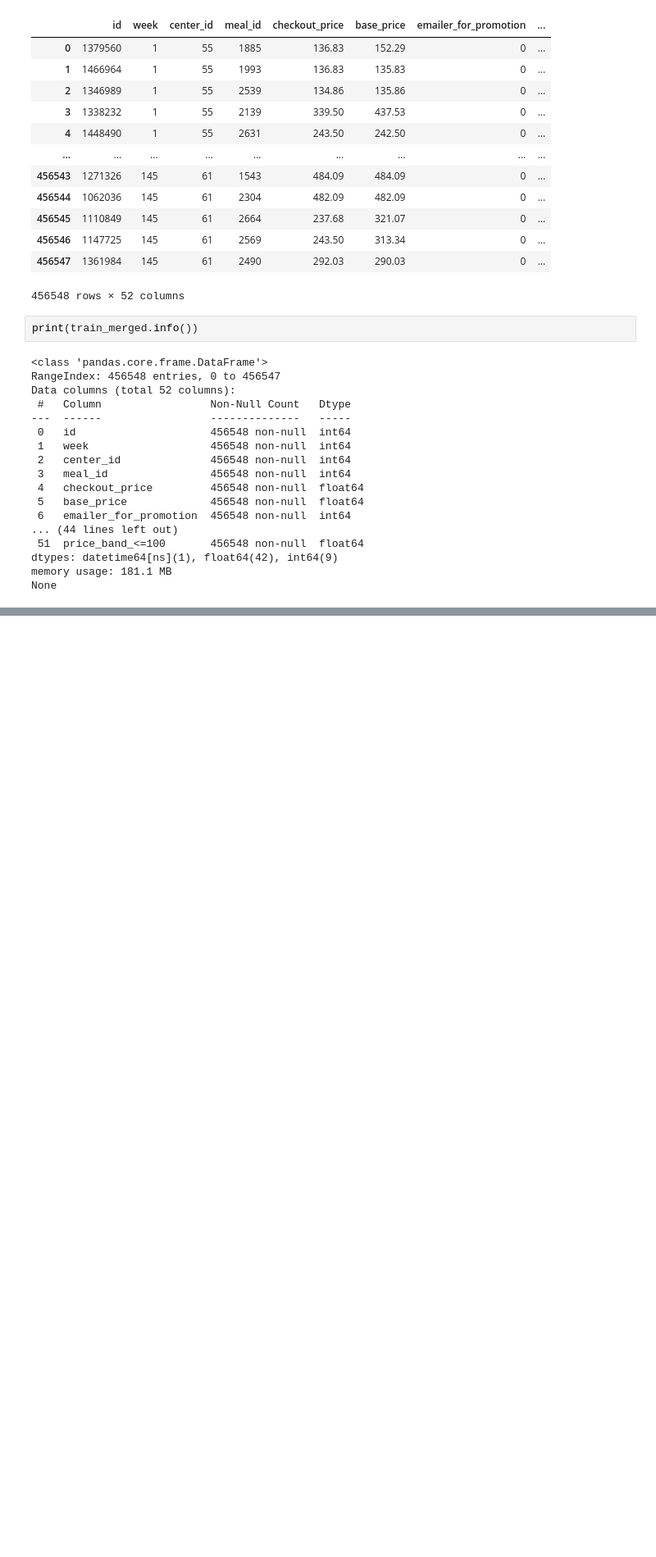
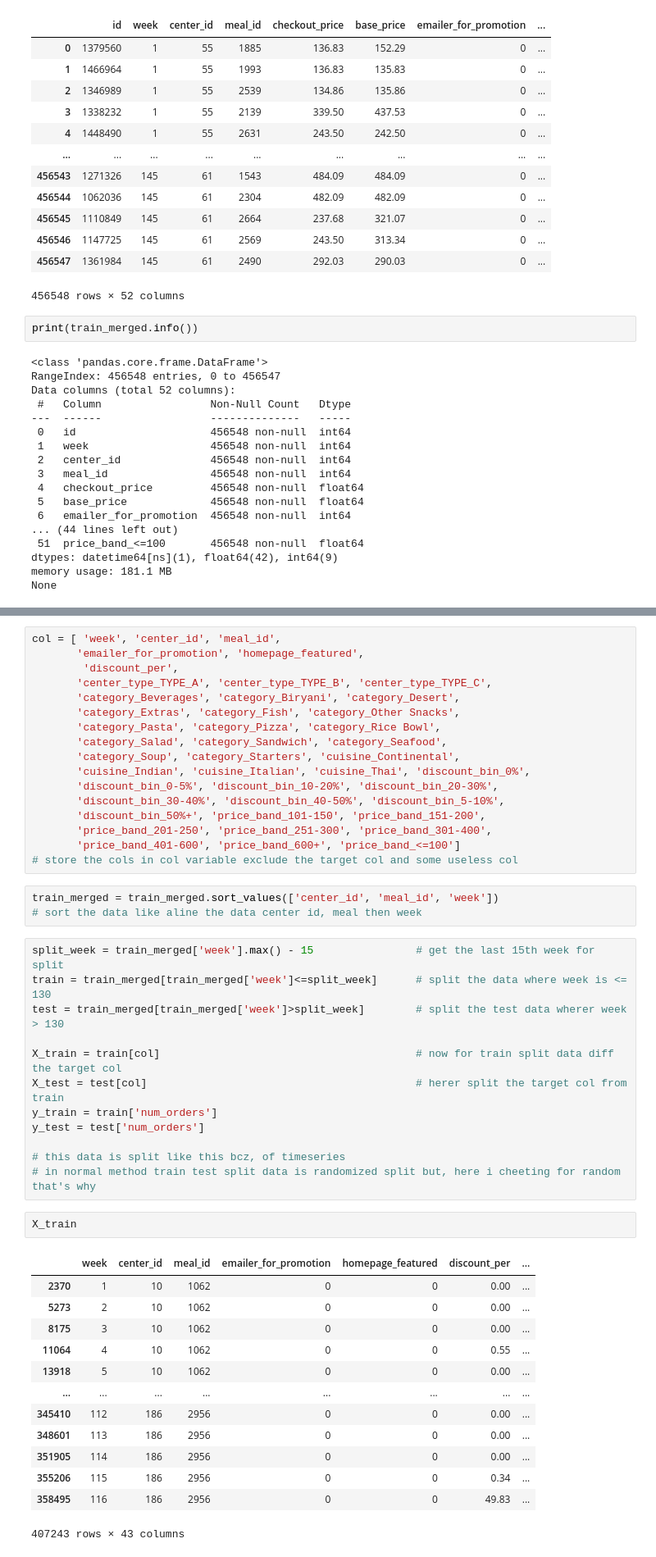
Before and after one commit to am1t-verma/AI_Demand_Forecasting_and_Inventory_Optimization, a Jupyter notebook: eda_food_demand_forecasting_v1.ipynb, the cells around one changed output, grey strips where cells are left out. Shown at 82% size. Drawn from its saved outputs; the diff is of its cells as text; blank space fills up the shorter version.

```diff
--- a/eda_food_demand_forecasting_v1.ipynb
+++ b/eda_food_demand_forecasting_v1.ipynb
@@ -696,0 +717,48 @@ None
+# %%
+col = [ 'week', 'center_id', 'meal_id',
+       'emailer_for_promotion', 'homepage_featured',
+        'discount_per',
+       'center_type_TYPE_A', 'center_type_TYPE_B', 'center_type_TYPE_C',
+       'category_Beverages', 'category_Biryani', 'category_Desert',
+       'category_Extras', 'category_Fish', 'category_Other Snacks',
+       'category_Pasta', 'category_Pizza', 'category_Rice Bowl',
+       'category_Salad', 'category_Sandwich', 'category_Seafood',
+       'category_Soup', 'category_Starters', 'cuisine_Continental',
+       'cuisine_Indian', 'cuisine_Italian', 'cuisine_Thai', 'discount_bin_0%',
+       'discount_bin_0-5%', 'discount_bin_10-20%', 'discount_bin_20-30%',
+       'discount_bin_30-40%', 'discount_bin_40-50%', 'discount_bin_5-10%',
+       'discount_bin_50%+', 'price_band_101-150', 'price_band_151-200',
+       'price_band_201-250', 'price_band_251-300', 'price_band_301-400',
+       'price_band_401-600', 'price_band_600+', 'price_band_<=100']
+# store the cols in col variable exclude the target col and some useless col
+# %%
+train_merged = train_merged.sort_values(['center_id', 'meal_id', 'week'])
+# sort the data like aline the data center id, meal then week
+# %%
+split_week = train_merged['week'].max() - 15                # get the last 15th week for split
+train = train_merged[train_merged['week']<=split_week]      # split the data where week is <= 130
+test = train_merged[train_merged['week']>split_week]        # split the test data wherer week > 130
+
+X_train = train[col]                                        # now for train split data diff the target col
+X_test = test[col]                                          # herer split the target col from train
+y_train = train['num_orders']
+y_test = test['num_orders']
+
+# this data is split like this bcz, of timeseries
+# in normal method train test split data is randomized split but, here i cheeting for random that's why
+# %%
+X_train
+# %% [output]
+|  | week | center_id | meal_id | emailer_for_promotion | homepage_featured | discount_per | ... |
+| 2370 | 1 | 10 | 1062 | 0 | 0 | 0.00 | ... |
+| 5273 | 2 | 10 | 1062 | 0 | 0 | 0.00 | ... |
+| 8175 | 3 | 10 | 1062 | 0 | 0 | 0.00 | ... |
+| 11064 | 4 | 10 | 1062 | 0 | 0 | 0.55 | ... |
+| 13918 | 5 | 10 | 1062 | 0 | 0 | 0.00 | ... |
+| ... | ... | ... | ... | ... | ... | ... | ... |
+| 345410 | 112 | 186 | 2956 | 0 | 0 | 0.00 | ... |
+| 348601 | 113 | 186 | 2956 | 0 | 0 | 0.00 | ... |
+| 351905 | 114 | 186 | 2956 | 0 | 0 | 0.00 | ... |
+| 355206 | 115 | 186 | 2956 | 0 | 0 | 0.34 | ... |
+| 358495 | 116 | 186 | 2956 | 0 | 0 | 49.83 | ... |
+407243 rows × 43 columns
```
Also changed, not shown: parts of 27 cells of this notebook.
